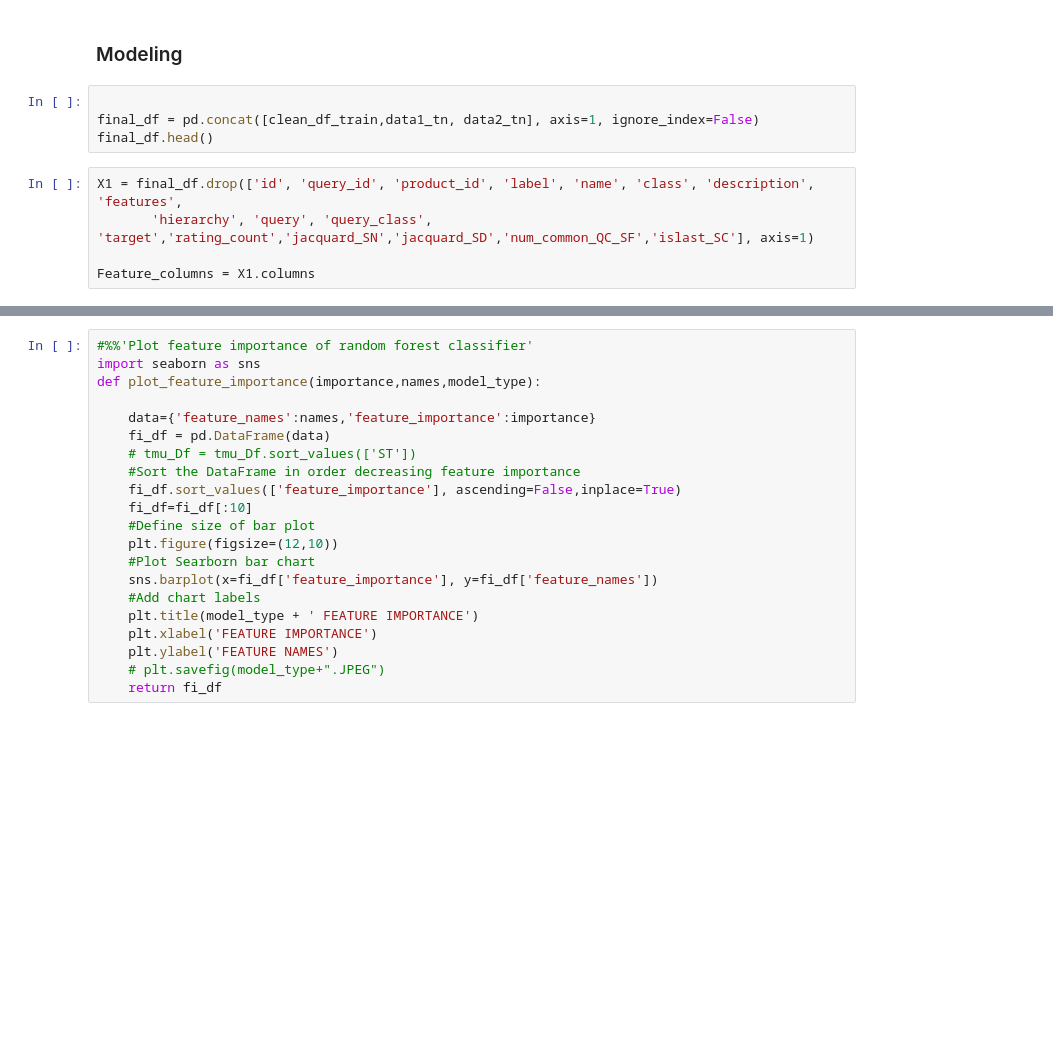
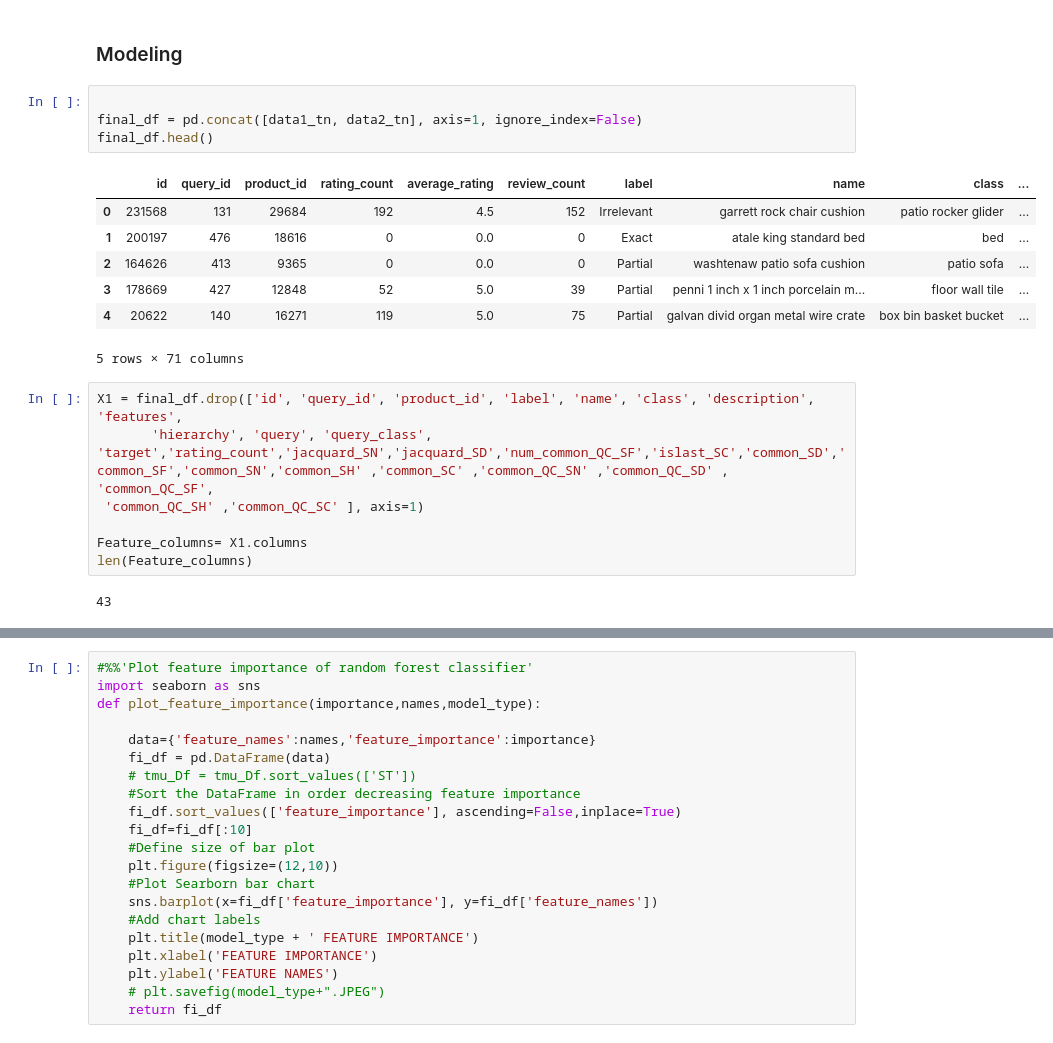
Before and after one commit to krishnarevi/Product_Search_Relevance_Prediction, a Jupyter notebook: Product_Search_Relevance_Prediction.ipynb, the cells around one changed output, grey strips where cells are left out. Drawn from its saved outputs; the diff is of its cells as text; blank space fills up the shorter version.

```diff
--- a/Product_Search_Relevance_Prediction.ipynb
+++ b/Product_Search_Relevance_Prediction.ipynb
@@ -1625,10 +1665,22 @@ plt.show()
 ### Modeling
 # %%
 
-final_df = pd.concat([clean_df_train,data1_tn, data2_tn], axis=1, ignore_index=False)
+final_df = pd.concat([data1_tn, data2_tn], axis=1, ignore_index=False)
 final_df.head()
+# %% [output]
+|  | id | query_id | product_id | rating_count | average_rating | review_count | label | name | class | ... |
+| 0 | 231568 | 131 | 29684 | 192 | 4.5 | 152 | Irrelevant | garrett rock chair cushion | patio rocker glider | ... |
+| 1 | 200197 | 476 | 18616 | 0 | 0.0 | 0 | Exact | atale king standard bed | bed | ... |
+| 2 | 164626 | 413 | 9365 | 0 | 0.0 | 0 | Partial | washtenaw patio sofa cushion | patio sofa | ... |
+| 3 | 178669 | 427 | 12848 | 52 | 5.0 | 39 | Partial | penni 1 inch x 1 inch porcelain m... | floor wall tile | ... |
+| 4 | 20622 | 140 | 16271 | 119 | 5.0 | 75 | Partial | galvan divid organ metal wire crate | box bin basket bucket | ... |
+5 rows × 71 columns
 # %%
 X1 = final_df.drop(['id', 'query_id', 'product_id', 'label', 'name', 'class', 'description', 'features',
-       'hierarchy', 'query', 'query_class', 'target','rating_count','jacquard_SN','jacquard_SD','num_common_QC_SF','islast_SC'], axis=1)
+       'hierarchy', 'query', 'query_class', 'target','rating_count','jacquard_SN','jacquard_SD','num_common_QC_SF','islast_SC','common_SD','common_SF','common_SN','common_SH' ,'common_SC' ,'common_QC_SN' ,'common_QC_SD' , 'common_QC_SF',
+ 'common_QC_SH' ,'common_QC_SC' ], axis=1)
 
-Feature_columns = X1.columns
+Feature_columns= X1.columns
+len(Feature_columns)
+# %% [output]
+43
```
Also changed, not shown: parts of 29 cells of this notebook.
